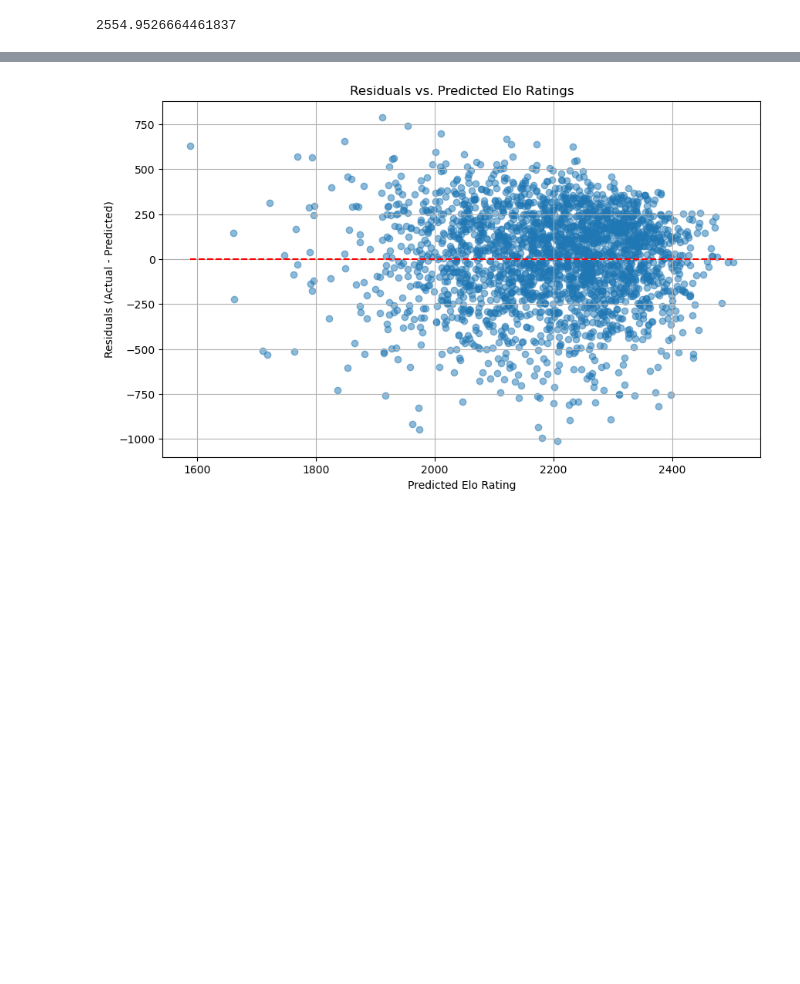
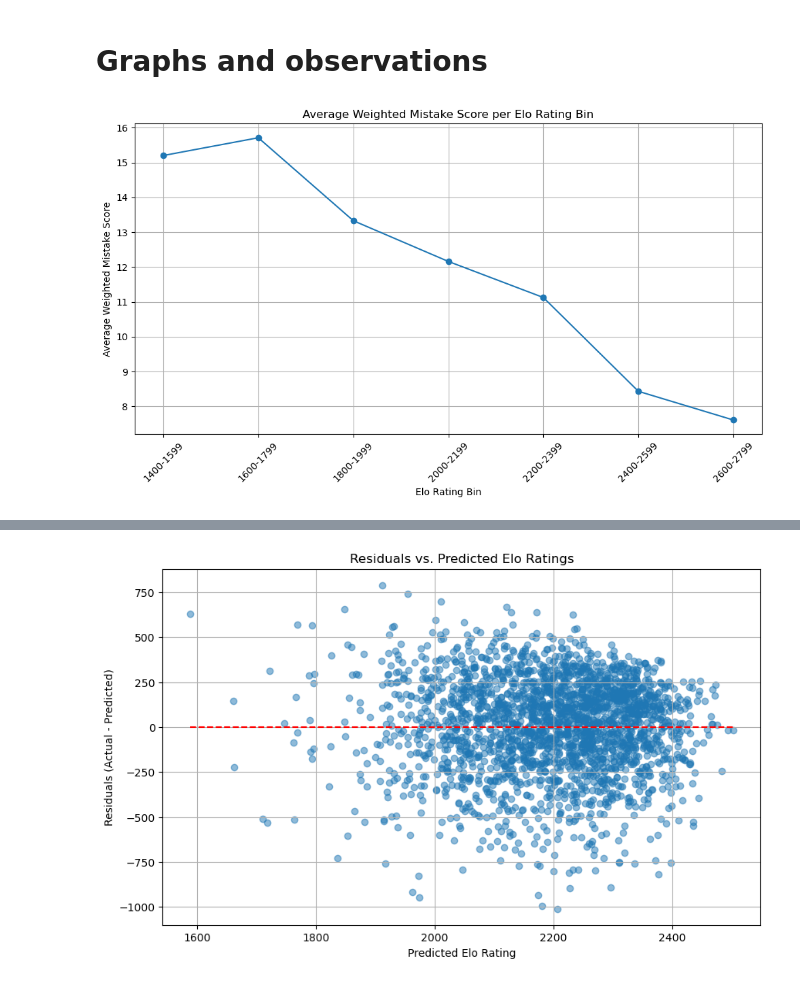
Before and after one commit to dosoe/Guess-The-Elo, a Jupyter notebook: data_analysis/Linear_Regression.ipynb, the cells around one changed output, grey strips where cells are left out. Saved outputs shown, nothing was run; the diff lists cells and outputs as text; code cells hidden in the pictures; blank space fills up the shorter version.

```diff
--- a/data_analysis/Linear_Regression.ipynb
+++ b/data_analysis/Linear_Regression.ipynb
@@ -185,13 +170,0 @@ y_pred.min()
-# %%
-# Step 1: Create a dictionary of mistake coefficients
-mistake_coefficients = mistake_coef_df.set_index('Feature')['Coefficient'].to_dict()
-
-# Normalize the coefficients so that the sum of their absolute values is 1
-total_weight = sum(abs(coef) for coef in mistake_coefficients.values())
-normalized_coefficients = {k: abs(v) / total_weight for k, v in mistake_coefficients.items()}
-
-# Step 2: Compute WeightedMistakeScore using normalized coefficients
-new_summary_table['WeightedMistakeScore'] = 0.0
-for label in mistake_labels:
-    coefficient = normalized_coefficients.get(label, 0)
-    new_summary_table['WeightedMistakeScore'] += new_summary_table[label] * coefficient
@@ -346,4 +171,46 @@ Percentage of predictions within ±300 Elo: 77.35%
-# %%
-y_pred.max()
-# %% [output]
-2554.9526664461837
+# %% [markdown]
+# Graphs and observations
+# %%
+mistake_coefficients = mistake_coef_df.set_index('Feature')['Coefficient'].to_dict()
+
+# Step 2: Compute 'WeightedMistakeScore' using the coefficients
+# Vectorized calculation for efficiency
+coefficients_series = pd.Series(mistake_coefficients)
+new_summary_table['WeightedMistakeScore'] = new_summary_table[mistake_labels].dot(coefficients_series)
+
+# Step 3: Create Elo bins and labels
+elo_bins = [1400, 1600, 1800, 2000, 2200, 2400, 2600, 2800]
+elo_labels = []
+for i in range(len(elo_bins) - 1):
+    lower = elo_bins[i]
+    upper = elo_bins[i + 1] - 1  # Subtract 1 to make the upper limit inclusive
+    label = f'{int(lower)}-{int(upper)}'
+    elo_labels.append(label)
+
+# Assign Elo bins to the data
+new_summary_table['EloBin'] = pd.cut(
+    new_summary_table['Elo'],
+    bins=elo_bins,
+    labels=elo_labels,
+    right=False,        # Left-inclusive intervals
+    include_lowest=True # Include the lowest value
+)
+
+# Remove rows with missing 'EloBin' values (if any)
+new_summary_table = new_summary_table.dropna(subset=['EloBin'])
+
+# Step 4: Compute average 'WeightedMistakeScore' per Elo bin
+avg_mistake_per_elo_bin = new_summary_table.groupby('EloBin')['WeightedMistakeScore'].mean().reset_index()
+
+# Step 5: Plot the line graph connecting the averages
+plt.figure(figsize=(10, 6))
+plt.plot(avg_mistake_per_elo_bin['EloBin'], avg_mistake_per_elo_bin['WeightedMistakeScore'], marker='o')
+plt.title('Average Weighted Mistake Score per Elo Rating Bin')
+plt.xlabel('Elo Rating Bin')
+plt.ylabel('Average Weighted Mistake Score')
+plt.xticks(rotation=45)
+plt.grid(True)
+plt.tight_layout()
+plt.show()
+# %% [output]
+[figure, added]
```
Also changed, not shown: parts of 20 cells of this notebook.
